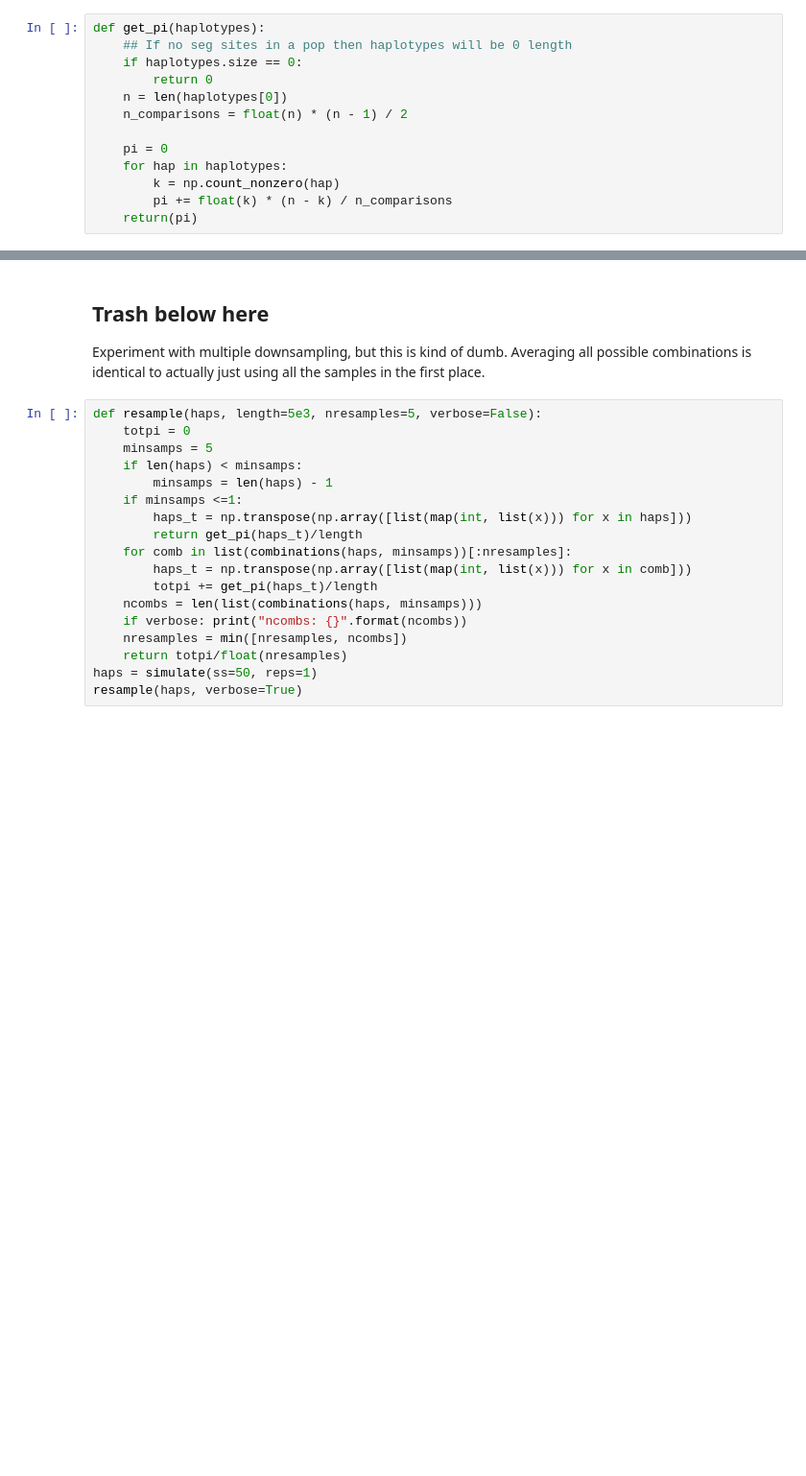
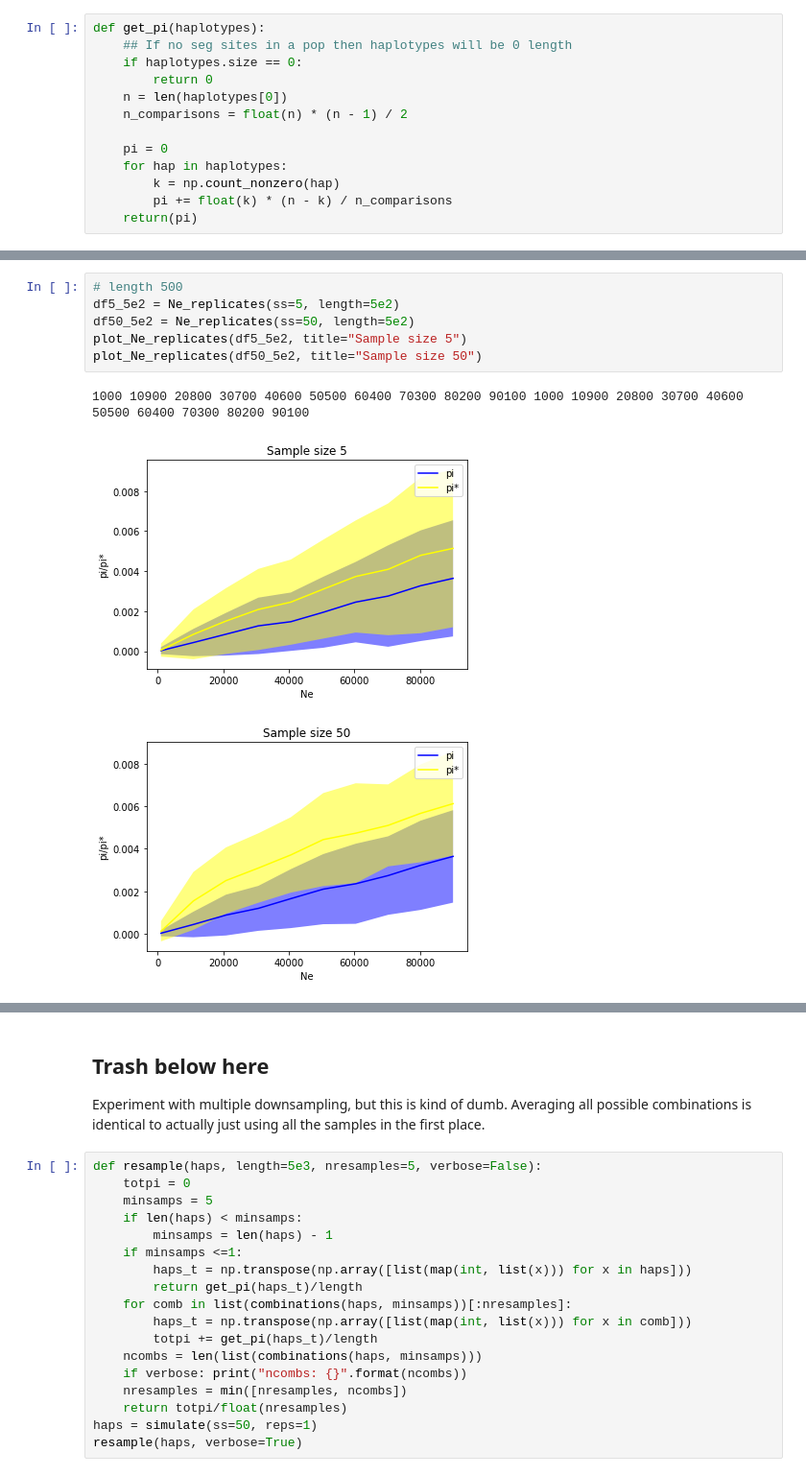
Before and after one commit to isaacovercast/lab-notebooks, a Jupyter notebook: pi-star/pi-star-horserace.ipynb, the cells around one changed output, grey strips where cells are left out. Shown at 96% size. Saved outputs shown, nothing was run; the diff lists cells and outputs as text; blank space fills up the shorter version.

```diff
--- a/pi-star/pi-star-horserace.ipynb
+++ b/pi-star/pi-star-horserace.ipynb
@@ -136,0 +137,10 @@ Sample size 50
+# %%
+# length 500
+df5_5e2 = Ne_replicates(ss=5, length=5e2)
+df50_5e2 = Ne_replicates(ss=50, length=5e2)
+plot_Ne_replicates(df5_5e2, title="Sample size 5")
+plot_Ne_replicates(df50_5e2, title="Sample size 50")
+# %% [output]
+1000 10900 20800 30700 40600 50500 60400 70300 80200 90100 1000 10900 20800 30700 40600 50500 60400 70300 80200 90100
+[figure, added]
+[figure, added]
```
Also changed, not shown: parts of 13 cells of this notebook.
